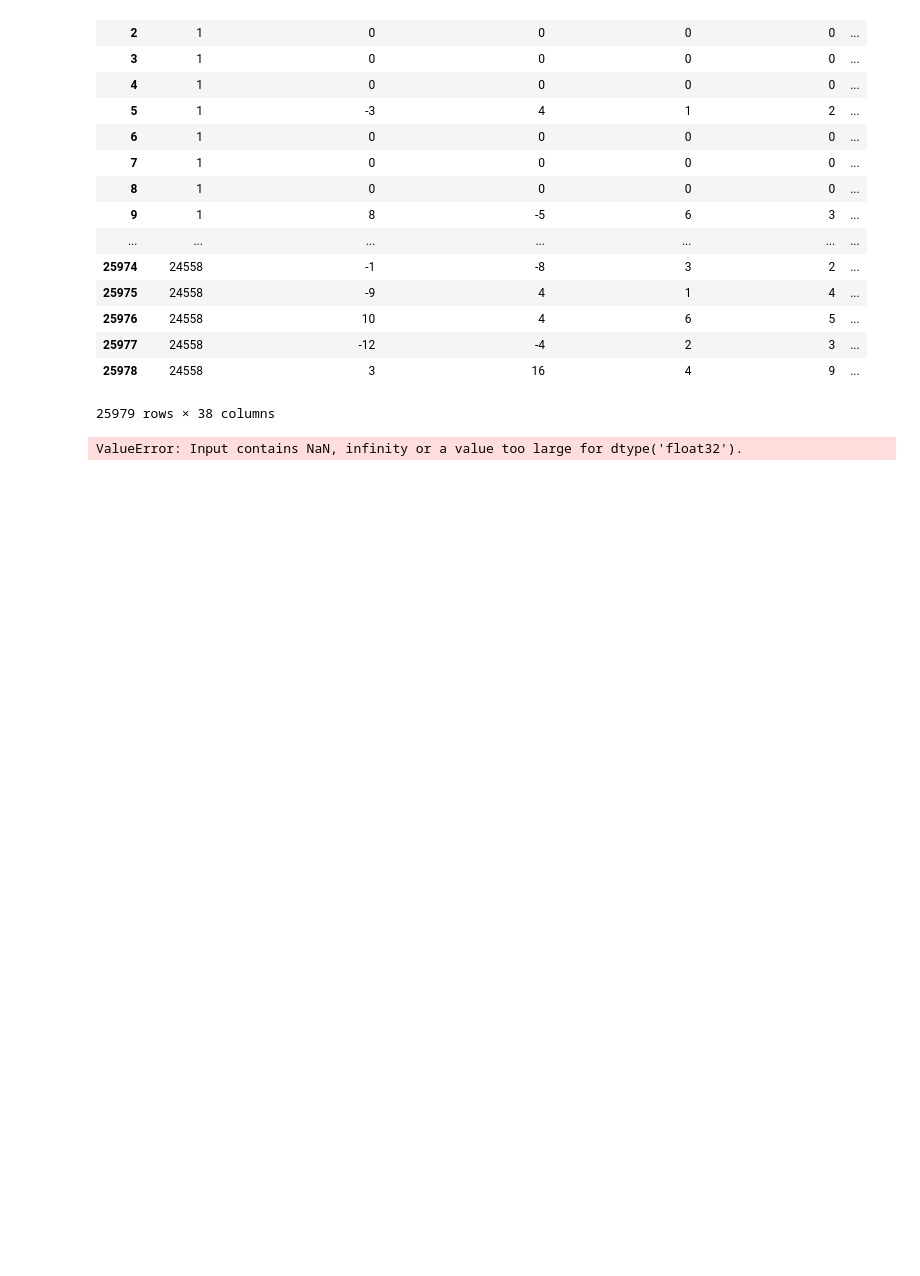
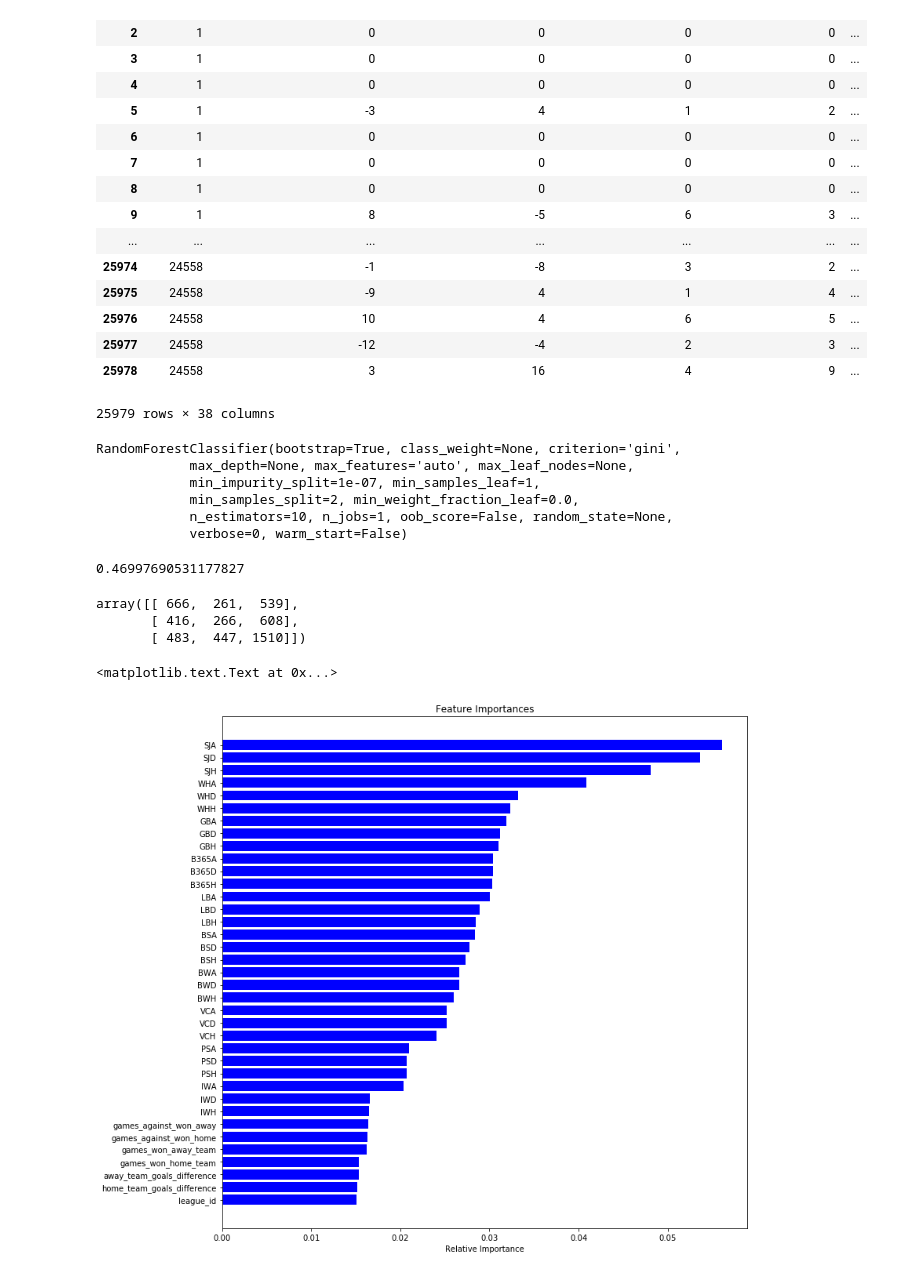
Before and after one commit to rfm2274/Soccer, a Jupyter notebook: Soccer Betting.ipynb, the cells around one changed output. Cells and saved outputs as stored; diff of their text form; code cells hidden in the pictures; blank space fills up the shorter version.

```diff
--- a/Soccer Betting.ipynb
+++ b/Soccer Betting.ipynb
@@ -311,3 +311,9 @@ from sklearn.model_selection import train_test_split
 result = simple_match_data.loc[:,'result']
 data = simple_match_data.drop('result', axis = 1)
 x_train, x_test, y_train, y_test = train_test_split(data, result, test_size = 0.2)
+# %%
+from sklearn.preprocessing import Imputer
+imp = Imputer(missing_values='NaN', strategy='mean', axis=0)
+imp = imp.fit(x_train)
+# %%
+x_train_imp = imp.transform(x_train)
@@ -316,6 +324,40 @@ from sklearn.ensemble import RandomForestClassifier
 
 model = RandomForestClassifier()
 #np.ravel flattens the pandas Series into an np array. That's what the classifier needs
-model.fit(x_train,np.ravel(y_train))
+model.fit(x_train_imp,np.ravel(y_train))
 # %% [output]
-ValueError: Input contains NaN, infinity or a value too large for dtype('float32').
+RandomForestClassifier(bootstrap=True, class_weight=None, criterion='gini',
+            max_depth=None, max_features='auto', max_leaf_nodes=None,
+            min_impurity_split=1e-07, min_samples_leaf=1,
+            min_samples_split=2, min_weight_fraction_leaf=0.0,
+            n_estimators=10, n_jobs=1, oob_score=False, random_state=None,
+            verbose=0, warm_start=False)
+# %%
+model.score(x_test_imp,y_test)
+# %% [output]
+0.46997690531177827
+# %%
+from sklearn.metrics import confusion_matrix
+y_pred = model.predict(x_test_imp)
+cfm = confusion_matrix(np.ravel(y_test),y_pred)
+cfm
+# %% [output]
+array([[ 666,  261,  539],
+       [ 416,  266,  608],
+       [ 483,  447, 1510]])
+# %%
+
+import matplotlib.pyplot as plt
+%matplotlib inline
+
+feature_names = [key for key in simple_match_data]
+importances = model.feature_importances_
+indices = np.argsort(importances)
+plt.figure(figsize=(12,12))
+plt.title('Feature Importances')
+plt.barh(range(len(indices)), importances[indices], color='b', align='center')
+plt.yticks(range(len(indices)),feature_names)
+plt.xlabel('Relative Importance')
+# %% [output]
+<matplotlib.text.Text at 0x...>
+[figure, added]
```
Also changed, not shown: parts of 3 cells of this notebook.
